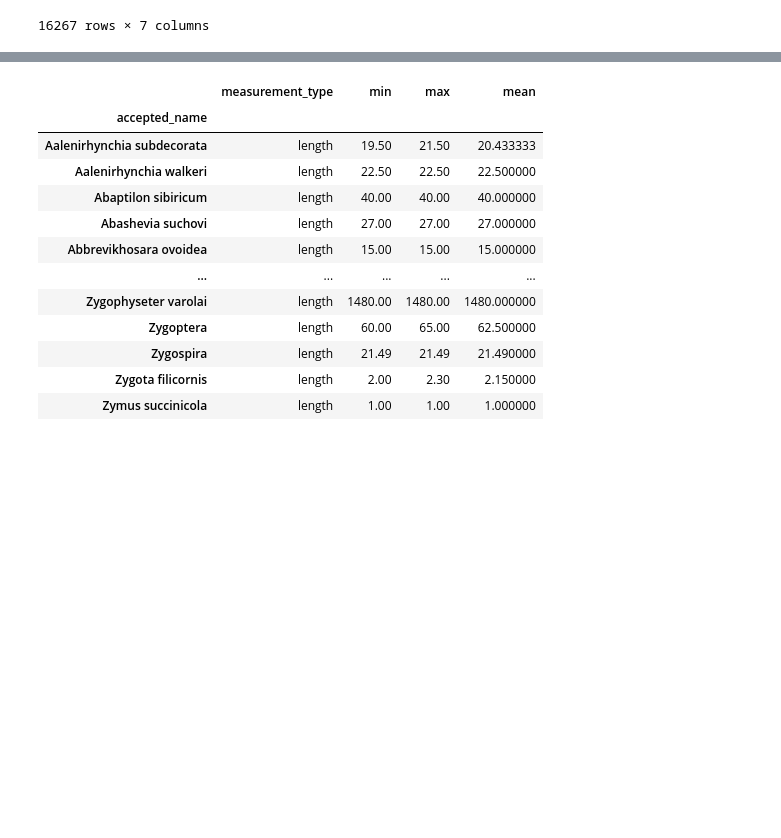
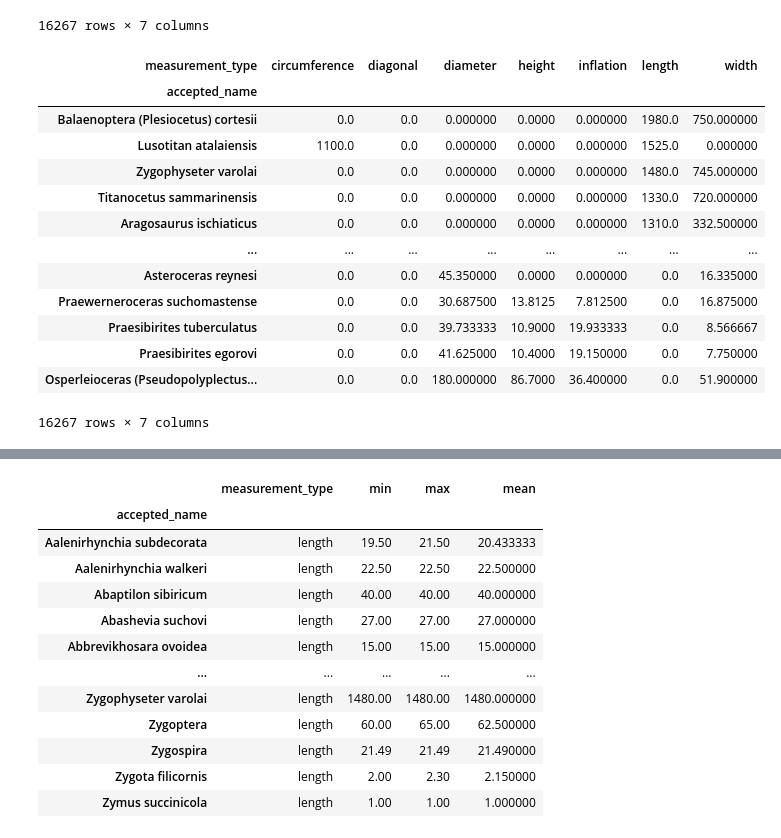
Before and after one commit to loustephjones/Solo-dino-project-DSPT7, a Jupyter notebook: new_start.ipynb, the cells around one changed output, grey strips where cells are left out. Drawn from its saved outputs; the diff is of its cells as text; code cells hidden in the pictures; blank space fills up the shorter version.

```diff
--- a/new_start.ipynb
+++ b/new_start.ipynb
@@ -197,3 +203,20 @@ pivot
 | Zygota filicornis | 0.0 | 0.0 | 0.0 | 0.0 | 0.0 | 2.150000 | 0.000000 |
 | Zymus succinicola | 0.0 | 0.0 | 0.0 | 0.0 | 0.0 | 1.000000 | 0.310000 |
 16267 rows × 7 columns
+# %%
+pivot.sort_values(by = 'length', ascending=False)
+# %% [output]
+| measurement_type | circumference | diagonal | diameter | height | inflation | length | width |
+| accepted_name |  |  |  |  |  |  |  |
+| Balaenoptera (Plesiocetus) cortesii | 0.0 | 0.0 | 0.000000 | 0.0000 | 0.000000 | 1980.0 | 750.000000 |
+| Lusotitan atalaiensis | 1100.0 | 0.0 | 0.000000 | 0.0000 | 0.000000 | 1525.0 | 0.000000 |
+| Zygophyseter varolai | 0.0 | 0.0 | 0.000000 | 0.0000 | 0.000000 | 1480.0 | 745.000000 |
+| Titanocetus sammarinensis | 0.0 | 0.0 | 0.000000 | 0.0000 | 0.000000 | 1330.0 | 720.000000 |
+| Aragosaurus ischiaticus | 0.0 | 0.0 | 0.000000 | 0.0000 | 0.000000 | 1310.0 | 332.500000 |
+| ... | ... | ... | ... | ... | ... | ... | ... |
+| Asteroceras reynesi | 0.0 | 0.0 | 45.350000 | 0.0000 | 0.000000 | 0.0 | 16.335000 |
+| Praewerneroceras suchomastense | 0.0 | 0.0 | 30.687500 | 13.8125 | 7.812500 | 0.0 | 16.875000 |
+| Praesibirites tuberculatus | 0.0 | 0.0 | 39.733333 | 10.9000 | 19.933333 | 0.0 | 8.566667 |
+| Praesibirites egorovi | 0.0 | 0.0 | 41.625000 | 10.4000 | 19.150000 | 0.0 | 7.750000 |
+| Osperleioceras (Pseudopolyplectus... | 0.0 | 0.0 | 180.000000 | 86.7000 | 36.400000 | 0.0 | 51.900000 |
+16267 rows × 7 columns
```
Also changed, not shown: parts of 20 cells of this notebook, 3 other files.
